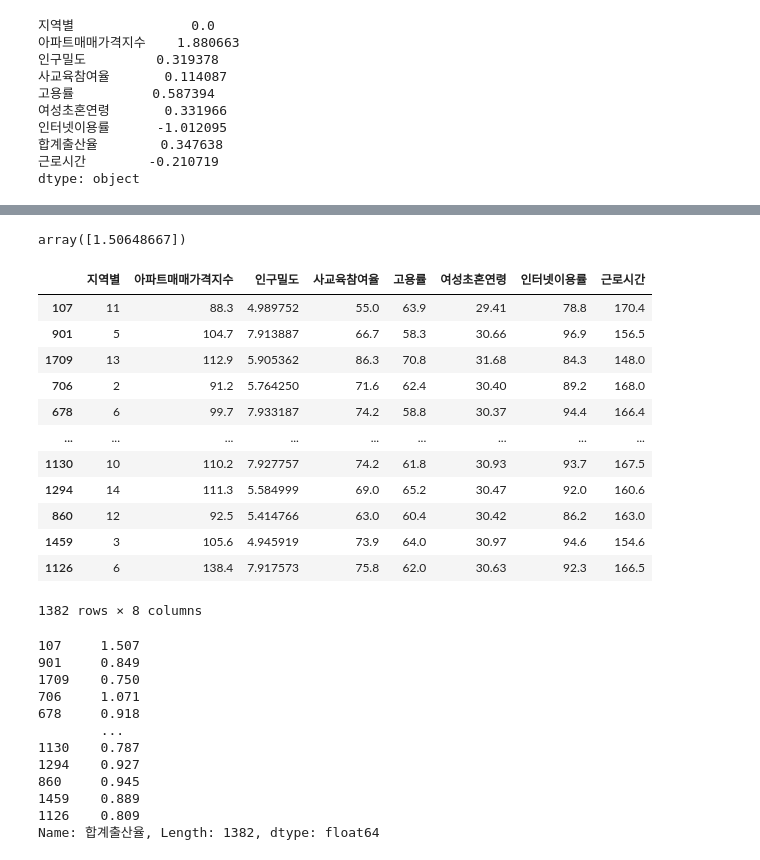
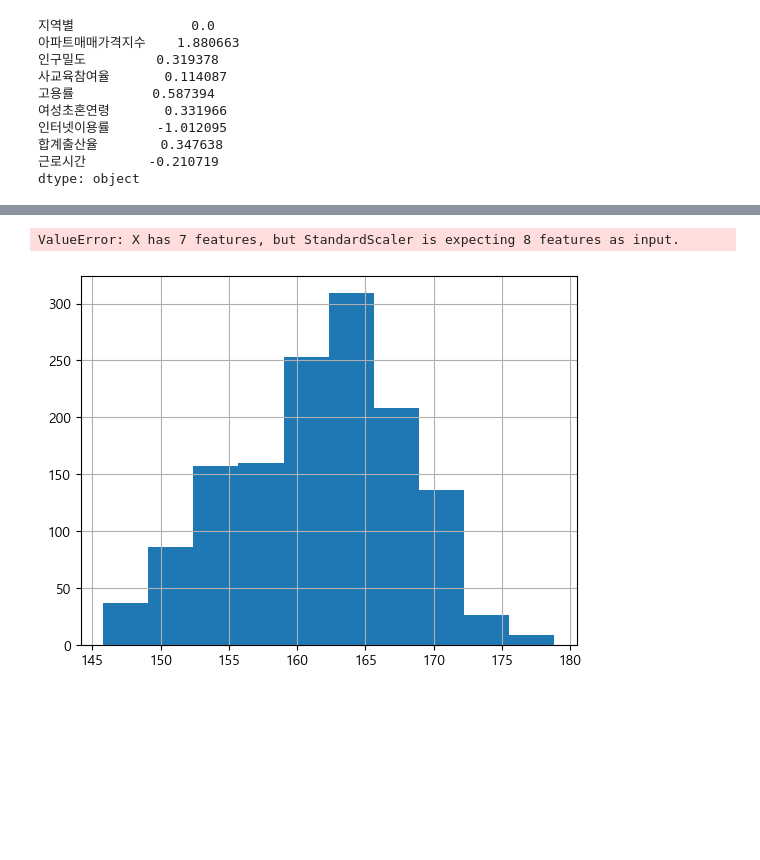
Before and after one commit to gun8217/conda, a Jupyter notebook: project/01. machine learning/project/regression.ipynb, the cells around one changed output, grey strips where cells are left out. Cells and saved outputs as stored; diff of their text form; code cells hidden in the pictures; blank space fills up the shorter version.

```diff
--- a/project/01. machine learning/project/regression.ipynb
+++ b/project/01. machine learning/project/regression.ipynb
@@ -234,37 +254,11 @@ Index: 7, Column Name: 근로시간
 # %%
-sample_data = [[11, 88.3, 4.989752 , 55.0 , 63.9, 29.41, 78.8, 170.4]]
+sample_data = [[7, 98.1, 8.390677, 75., 54.9, 92.8, 168.2]]
 scaled_sample_data = scaler.transform(sample_data)
 model.predict(scaled_sample_data)
 # %% [output]
-array([1.50648667])
+ValueError: X has 7 features, but StandardScaler is expecting 8 features as input.
-# %%
-X_train
-# %% [output]
-|  | 지역별 | 아파트매매가격지수 | 인구밀도 | 사교육참여율 | 고용률 | 여성초혼연령 | 인터넷이용률 | 근로시간 |
-| 107 | 11 | 88.3 | 4.989752 | 55.0 | 63.9 | 29.41 | 78.8 | 170.4 |
-| 901 | 5 | 104.7 | 7.913887 | 66.7 | 58.3 | 30.66 | 96.9 | 156.5 |
-| 1709 | 13 | 112.9 | 5.905362 | 86.3 | 70.8 | 31.68 | 84.3 | 148.0 |
-| 706 | 2 | 91.2 | 5.764250 | 71.6 | 62.4 | 30.40 | 89.2 | 168.0 |
-| 678 | 6 | 99.7 | 7.933187 | 74.2 | 58.8 | 30.37 | 94.4 | 166.4 |
-| ... | ... | ... | ... | ... | ... | ... | ... | ... |
-| 1130 | 10 | 110.2 | 7.927757 | 74.2 | 61.8 | 30.93 | 93.7 | 167.5 |
-| 1294 | 14 | 111.3 | 5.584999 | 69.0 | 65.2 | 30.47 | 92.0 | 160.6 |
-| 860 | 12 | 92.5 | 5.414766 | 63.0 | 60.4 | 30.42 | 86.2 | 163.0 |
-| 1459 | 3 | 105.6 | 4.945919 | 73.9 | 64.0 | 30.97 | 94.6 | 154.6 |
-| 1126 | 6 | 138.4 | 7.917573 | 75.8 | 62.0 | 30.63 | 92.3 | 166.5 |
-1382 rows × 8 columns
-# %%
-y_train
-# %% [output]
-107     1.507
-901     0.849
-1709    0.750
-706     1.071
-678     0.918
-        ...
-1130    0.787
-1294    0.927
-860     0.945
-1459    0.889
-1126    0.809
-Name: 합계출산율, Length: 1382, dtype: float64
+# %%
+X_train['근로시간'].hist()
+plt.show()
+# %% [output]
+[figure, added]
```
Also changed, not shown: parts of 11 cells of this notebook.
